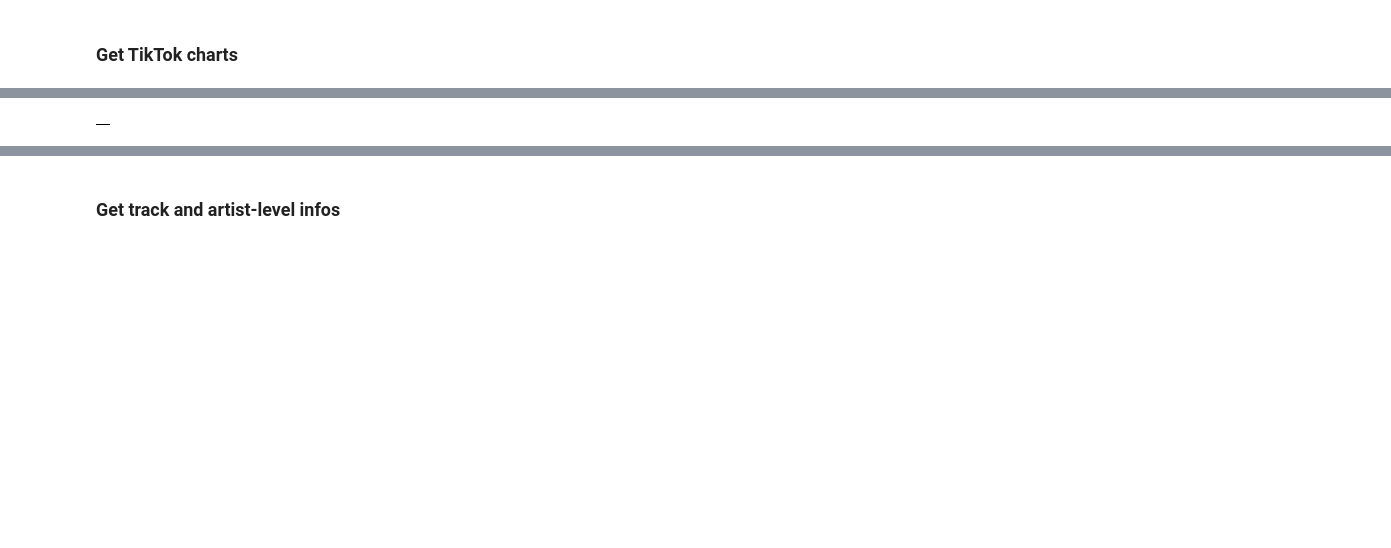
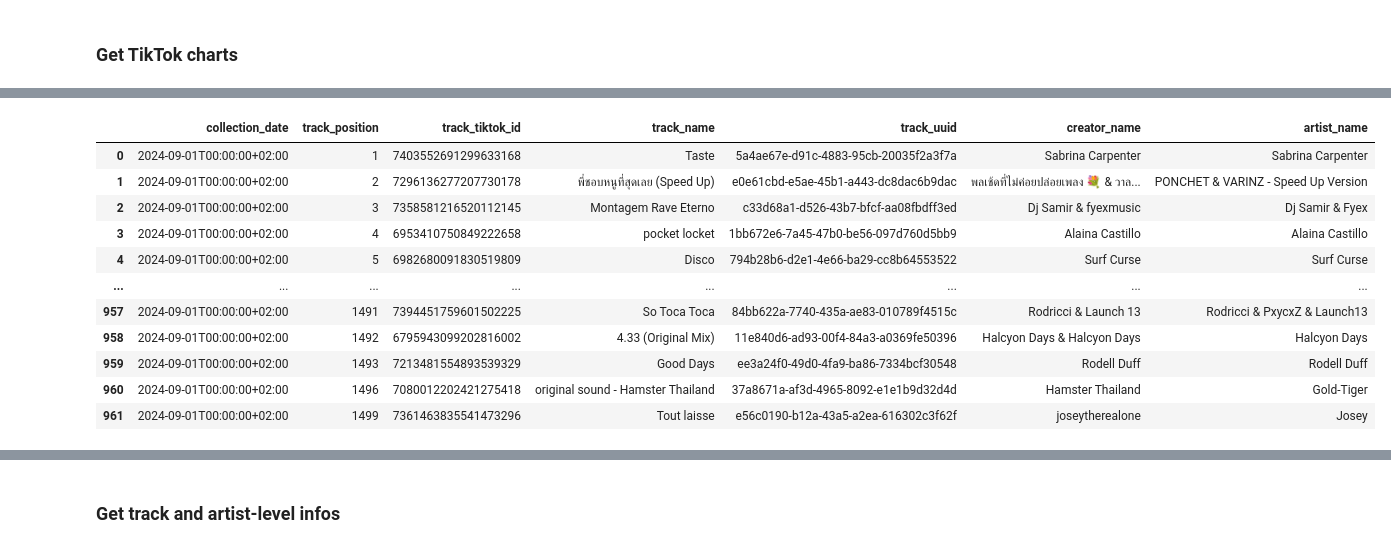
Before and after one commit to julienmbarki/article-tiktok-spotify, a Jupyter notebook: pre_work/pre_work_soundcharts.ipynb, the cells around one changed output, grey strips where cells are left out. Cells and saved outputs as stored; diff of their text form; code cells hidden in the pictures; blank space fills up the shorter version.

Commit message:
data requests

```diff
--- a/pre_work/pre_work_soundcharts.ipynb
+++ b/pre_work/pre_work_soundcharts.ipynb
@@ -10,8 +10,8 @@ from datetime import datetime, timedelta
 from soundcharts_API_client import *
 # %%
 # API connexion
-x_app_id = 'PARIS-1_A28639D9'
-x_api_key = '20bbdc4ab9ff0778'
+x_app_id = 'PARIS1_E22B0B40'
+x_api_key = '3c7bfb46ee2705df'
 
 sdch = SoundchartsClient(x_app_id, x_api_key)
 # %% [markdown]
@@ -22,52 +22,52 @@ sdch = SoundchartsClient(x_app_id, x_api_key)
 # Get the data
 results_df = []
 
-fetch_date = ('2024-11-01T00:00:00+02:00')
+fetch_date = ('2024-09-01T00:00:00+02:00')
 
 offset = 0
-limit = 20
-#more_tracks = True
+limit = 100
 
-#while more_tracks:
-# Get the charts data for the current date and offset
-response = sdch.get_tiktok_charts(
-    offset=offset,
-    limit=limit,
-    date=fetch_date
-)
+for i in range(15):
+    # Get the charts data for the current offset
+    response = sdch.get_tiktok_charts(
+        offset=offset,
+        limit=limit,
+        date=fetch_date
+    )
 
-# Extract charts details
-collection_date = response.get("related", {}).get("date")
+    # Extract charts details
+    collection_date = response.get("related", {}).get("date")
 
-# Extract track items and loop through them
-tracks = response.get("items", [])
+    # Extract track items and loop through them
+    tracks = response.get("items", [])
 
-for item in tracks:
-    track_position = item.get("position")
-    track_name = item.get("music", {}).get("title")
-    track_tiktok_id = item.get("music", {}).get("identifier")
-    track_uuid = item.get("song", {}).get("uuid")
+    for item in tracks:
+        try:
+            track_position = item.get("position")
+            track_name = item.get("music", {}).get("title")
+            track_tiktok_id = item.get("music", {}).get("identifier")
+            track_uuid = item.get("song", {}).get("uuid")
 
-    creator_name = item.get("music", {}).get("authorName")
-    artist_name = item.get("song", {}).get("creditName")
+            creator_name = item.get("music", {}).get("authorName")
+            artist_name = item.get("song", {}).get("creditName")
 
-    # Append the track data to the list
-    results_df.append({
-        "collection_date": collection_date,
-        "track_position": track_position,
-        "track_tiktok_id": track_tiktok_id,
-        "track_name": track_name,
-        "track_uuid": track_uuid,
-        "creator_name": creator_name,
-        "artist_name": artist_name
-    })
+            # Append the track data to the list
+            results_df.append({
+                "collection_date": collection_date,
+                "track_position": track_position,
+                "track_tiktok_id": track_tiktok_id,
+                "track_name": track_name,
+                "track_uuid": track_uuid,
+                "creator_name": creator_name,
+                "artist_name": artist_name
+            })
 
-# Update the offset to fetch the next set of tracks
-#offset += limit
+        except Exception as e:
+            print(e)
+            continue
 
-# If the number of returned items is less than the limit, stop the loop
-        #if len(tracks) < limit:
-            #more_tracks = False
+    # Update the offset to fetch the next set of tracks
+    offset += limit
 
 # Convert the list to a DataFrame
 df = pd.DataFrame(results_df)
@@ -80 +96,12 @@ Status code: 403
-|  |
+|  | collection_date | track_position | track_tiktok_id | track_name | track_uuid | creator_name | artist_name |
+| 0 | 2024-09-01T00:00:00+02:00 | 1 | 7403552691299633168 | Taste | 5a4ae67e-d91c-4883-95cb-20035f2a3f7a | Sabrina Carpenter | Sabrina Carpenter |
+| 1 | 2024-09-01T00:00:00+02:00 | 2 | 7296136277207730178 | พี่ชอบหนูที่สุดเลย (Speed Up) | e0e61cbd-e5ae-45b1-a443-dc8dac6b9dac | พลเช้ดที่ไม่ค่อยปล่อยเพลง 💐 & วาล... | PONCHET & VARINZ - Speed Up Version |
+| 2 | 2024-09-01T00:00:00+02:00 | 3 | 7358581216520112145 | Montagem Rave Eterno | c33d68a1-d526-43b7-bfcf-aa08fbdff3ed | Dj Samir & fyexmusic | Dj Samir & Fyex |
+| 3 | 2024-09-01T00:00:00+02:00 | 4 | 6953410750849222658 | pocket locket | 1bb672e6-7a45-47b0-be56-097d760d5bb9 | Alaina Castillo | Alaina Castillo |
+| 4 | 2024-09-01T00:00:00+02:00 | 5 | 6982680091830519809 | Disco | 794b28b6-d2e1-4e66-ba29-cc8b64553522 | Surf Curse | Surf Curse |
+| ... | ... | ... | ... | ... | ... | ... | ... |
+| 957 | 2024-09-01T00:00:00+02:00 | 1491 | 7394451759601502225 | So Toca Toca | 84bb622a-7740-435a-ae83-010789f4515c | Rodricci & Launch 13 | Rodricci & PxycxZ & Launch13 |
+| 958 | 2024-09-01T00:00:00+02:00 | 1492 | 6795943099202816002 | 4.33 (Original Mix) | 11e840d6-ad93-00f4-84a3-a0369fe50396 | Halcyon Days & Halcyon Days | Halcyon Days |
+| 959 | 2024-09-01T00:00:00+02:00 | 1493 | 7213481554893539329 | Good Days | ee3a24f0-49d0-4fa9-ba86-7334bcf30548 | Rodell Duff | Rodell Duff |
+| 960 | 2024-09-01T00:00:00+02:00 | 1496 | 7080012202421275418 | original sound - Hamster Thailand | 37a8671a-af3d-4965-8092-e1e1b9d32d4d | Hamster Thailand | Gold-Tiger |
+| 961 | 2024-09-01T00:00:00+02:00 | 1499 | 7361463835541473296 | Tout laisse | e56c0190-b12a-43a5-a2ea-616302c3f62f | joseytherealone | Josey |
```
Also changed, not shown: parts of 1 cell of this notebook, 8 other files.
